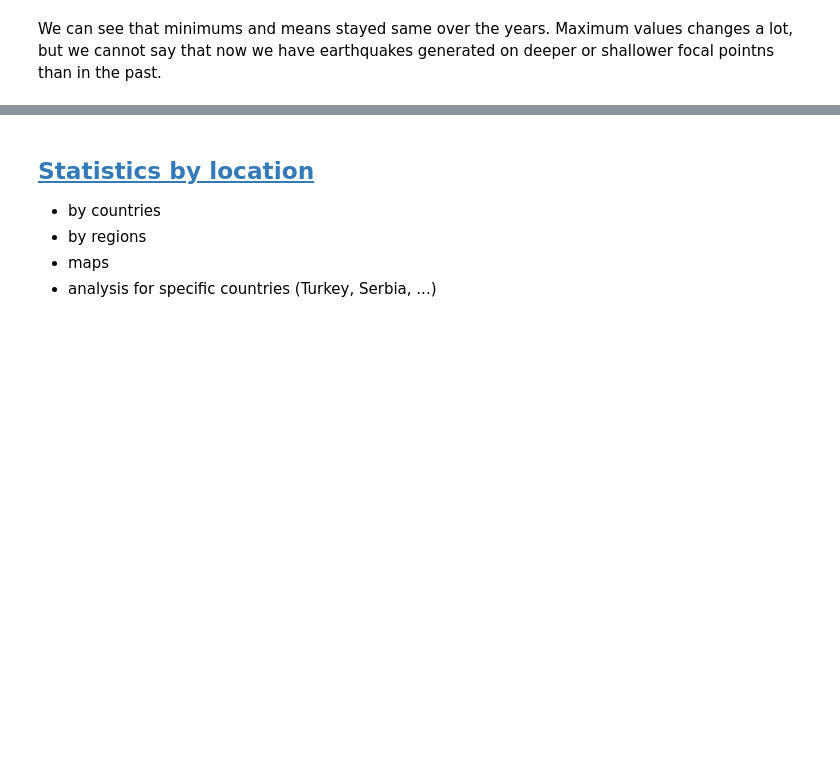
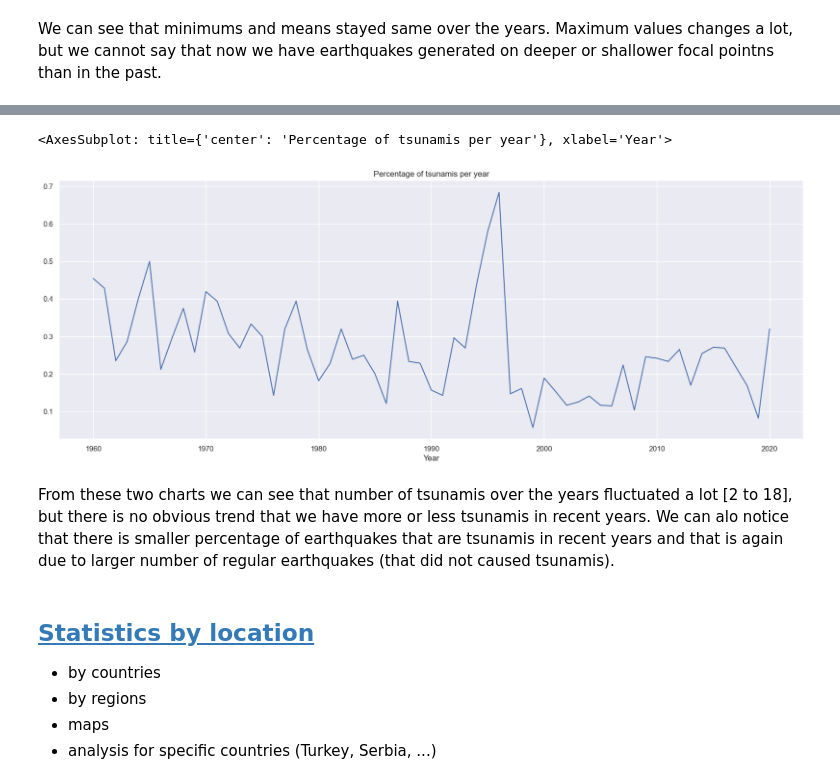
Before and after one commit to DejanGjer/Earthquakes-EDA, a Jupyter notebook: project.ipynb, the cells around one changed output, grey strips where cells are left out. Cells and saved outputs as stored; diff of their text form; code cells hidden in the pictures; blank space fills up the shorter version.

```diff
--- a/project.ipynb
+++ b/project.ipynb
@@ -1164,3 +1175,14 @@ We can see that minimums and means stayed same over the years. Maximum values ch
+# %%
+# Percentage of earthquakes that coused tsunami
+tsunamis_per_year = data[data["Flag Tsunami"]].groupby(data["Year"]).size() / data.groupby(data["Year"]).size()
+plt.figure(figsize=(20, 7))
+plt.title("Percentage of tsunamis per year")
+sns.lineplot(x=tsunamis_per_year.index, y=tsunamis_per_year.values)
+# %% [output]
+<AxesSubplot: title={'center': 'Percentage of tsunamis per year'}, xlabel='Year'>
+[figure, added]
+# %% [markdown]
+From these two charts we can see that number of tsunamis over the years fluctuated a lot [2 to 18], but there is no obvious trend that we have more or less tsunamis in recent years. We can alo notice that there is smaller percentage of earthquakes that are tsunamis in recent years and that is again due to larger number of regular earthquakes (that did not caused tsunamis).
 # %% [markdown]
 ## <a id='toc1_5_'></a>[Statistics by location](#toc0_)
 
```
Also changed, not shown: parts of 8 cells of this notebook, 1 other file.
